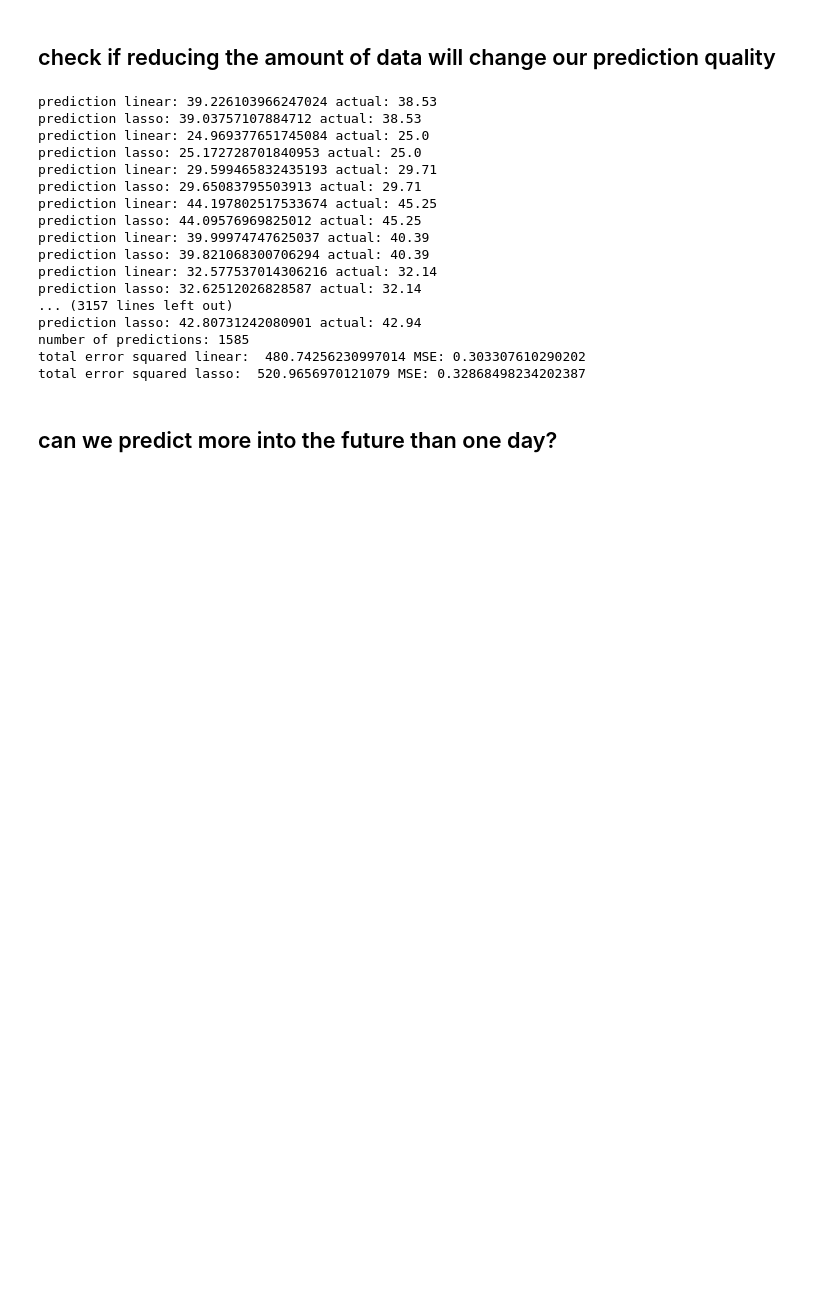
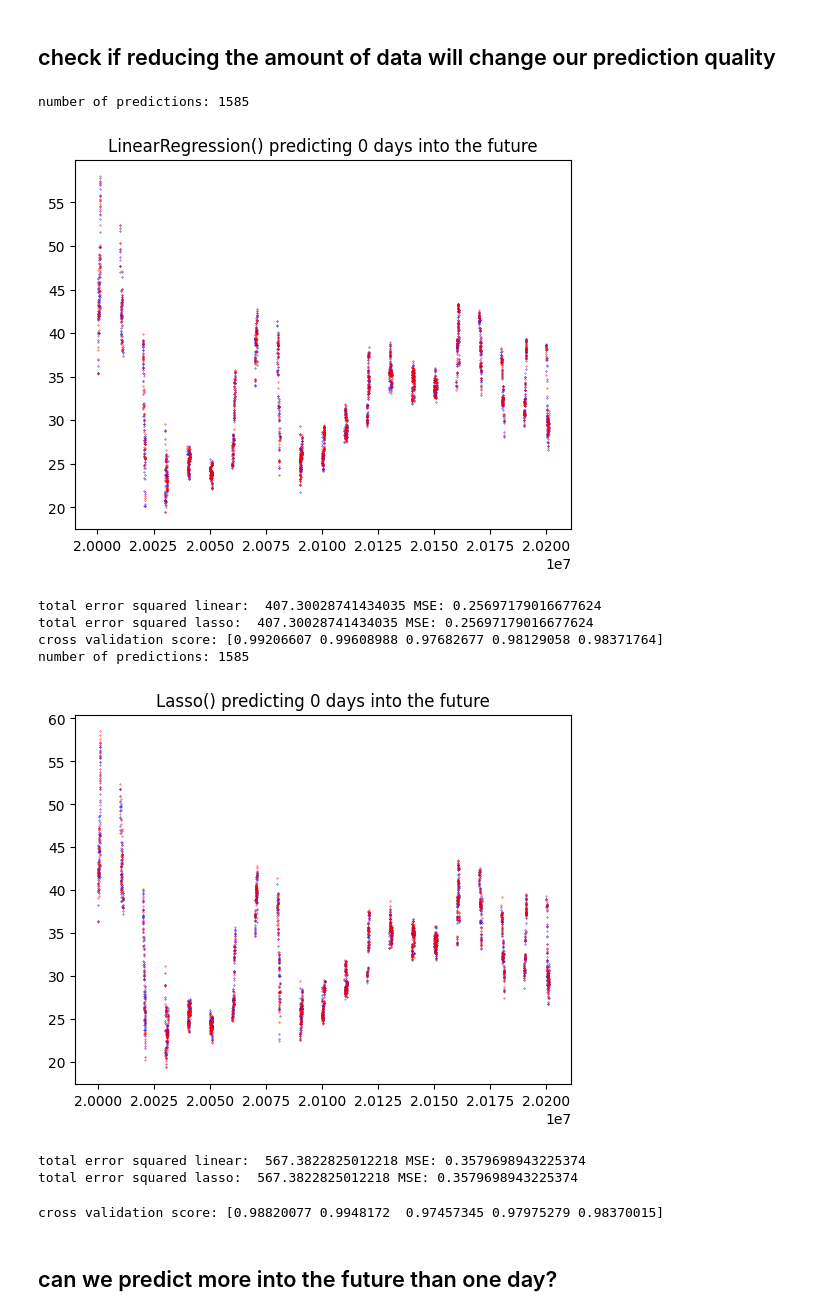
Before and after one commit to ABaker1343/exeter-uni-learning-from-data-coursework, a Jupyter notebook: notebook.ipynb, the cells around one changed output. Drawn from its saved outputs; the diff is of its cells as text; code cells hidden in the pictures; blank space fills up the shorter version.

```diff
--- a/notebook.ipynb
+++ b/notebook.ipynb
@@ -91,59 +100,19 @@ total error squared lasso:  517.81657648398 MSE: 0.3266981555103975
 # %% [markdown]
 ## check if reducing the amount of data will change our prediction quality
-# %%
-cols_to_include = ["PRC", "VOL", "BIDLO"]
-#col_selection = cols_to_include.copy()
-col_selection = []
-for i in range(1, time_series_depth):
-    for col in cols_to_include:
-        col_selection.append(col + str(i) + "DAY")
-
-cleaned_data = dataframe.iloc[time_series_depth:]
-
-X = cleaned_data[col_selection]
-Y = cleaned_data["PRC"]
-
-x_train, x_test, y_train, y_test = train_test_split(X, Y, test_size=0.3)
-
-reg.fit(x_train, y_train)
-lasso.fit(x_train, y_train)
-
-# predict our testing data
-linear_predictions = reg.predict(x_test)
-lasso_predictions = lasso.predict(x_test)
-
-total_error_linear = 0
-total_error_lasso = 0
-
-# itterate our predictions and calculate the mean square error
-for i in range(len(linear_predictions)):
-    print("prediction linear:", linear_predictions[i], "actual:", y_test.array[i])
-    print("prediction lasso:", lasso_predictions[i], "actual:", y_test.array[i])
-    total_error_linear += pow(linear_predictions[i] - y_test.array[i], 2)
-    total_error_lasso += pow(lasso_predictions[i] - y_test.array[i], 2)
-
-print("number of predictions:", len(y_test))
-
-# check our mean square error for our models
-print("total error squared linear: ", total_error_linear, "MSE:", total_error_linear / len(y_test))
-print("total error squared lasso: ", total_error_lasso, "MSE:", total_error_lasso / len(y_test))
-# %% [output]
-prediction linear: 39.226103966247024 actual: 38.53
-prediction lasso: 39.03757107884712 actual: 38.53
-prediction linear: 24.969377651745084 actual: 25.0
-prediction lasso: 25.172728701840953 actual: 25.0
-prediction linear: 29.599465832435193 actual: 29.71
-prediction lasso: 29.65083795503913 actual: 29.71
-prediction linear: 44.197802517533674 actual: 45.25
-prediction lasso: 44.09576969825012 actual: 45.25
-prediction linear: 39.99974747625037 actual: 40.39
-prediction lasso: 39.821068300706294 actual: 40.39
-prediction linear: 32.577537014306216 actual: 32.14
-prediction lasso: 32.62512026828587 actual: 32.14
-... (3157 lines left out)
-prediction lasso: 42.80731242080901 actual: 42.94
-number of predictions: 1585
-total error squared linear:  480.74256230997014 MSE: 0.303307610290202
-total error squared lasso:  520.9656970121079 MSE: 0.32868498234202387
+# %%
+cols_to_include = ["PRC", "VOL", "BIDLO"]
+gen_model(LinearRegression(), dataframe, cols_to_include, time_series_past=5, time_series_future=0)
+gen_model(Lasso(), dataframe, cols_to_include, time_series_past=5, time_series_future=0)
+# %% [output]
+number of predictions: 1585
+[figure, added]
+total error squared linear:  407.30028741434035 MSE: 0.25697179016677624
+total error squared lasso:  407.30028741434035 MSE: 0.25697179016677624
+cross validation score: [0.99206607 0.99608988 0.97682677 0.98129058 0.98371764]
+number of predictions: 1585
+[figure, added]
+total error squared linear:  567.3822825012218 MSE: 0.3579698943225374
+total error squared lasso:  567.3822825012218 MSE: 0.3579698943225374
+cross validation score: [0.98820077 0.9948172  0.97457345 0.97975279 0.98370015]
 # %% [markdown]
 ## can we predict more into the future than one day?
```
Also changed, not shown: parts of 8 cells of this notebook.
